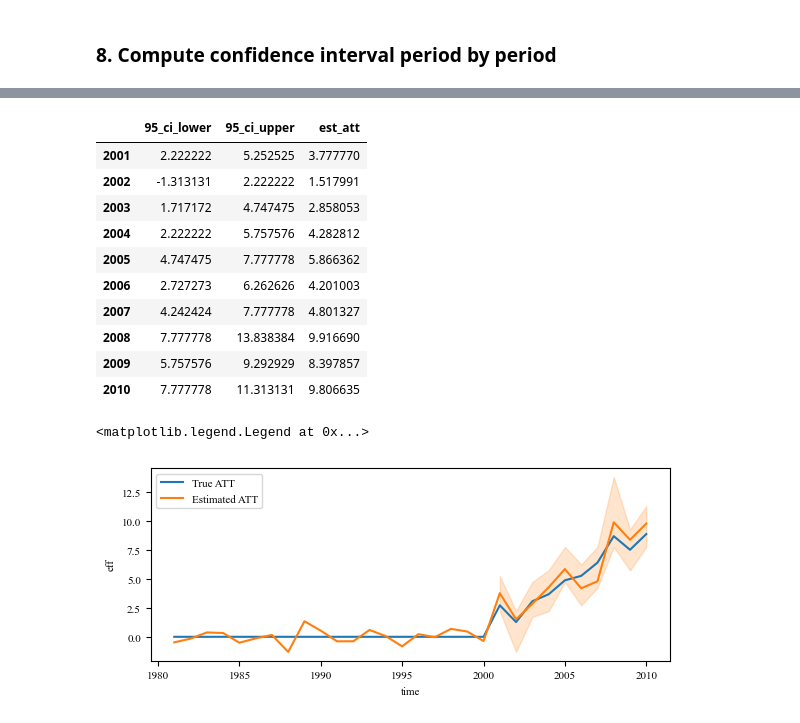
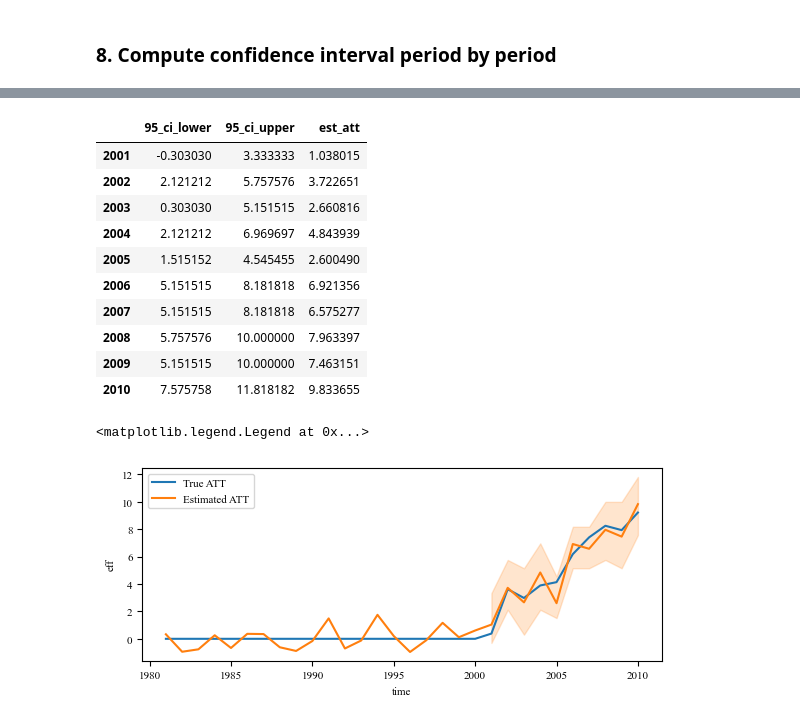
Before and after one commit to CongWang141/JMP, a Jupyter notebook: test4_conformal_inference.ipynb, the cells around one changed output, grey strips where cells are left out. Drawn from its saved outputs; the diff is of its cells as text; code cells hidden in the pictures.

Commit message:
add confermal inference

```diff
--- a/test4_conformal_inference.ipynb
+++ b/test4_conformal_inference.ipynb
@@ -372,5 +405,10 @@ Evaluating period 2010 is done!
 # %%
+# estimate the treatment effect use the function class
 from src.CSC_IPCA import CSC_IPCA
 model = CSC_IPCA()
-model.fit(df, 'id', 'time', 'y', 'treated', covariates, 2, verbose=False)
+model.fit(df, 'id', 'time', 'y', 'treated', covariates, K, verbose=False)
 Y_hat = model.predict()
+# %%
+# estimate the confidence interval use the function class
+nulls = np.linspace(-10, 50, 100)
+ci_test = model.inference(nulls, alpha=0.05, n_jobs=-1, verbose=True)
@@ -377,28 +426,30 @@ Y_hat = model.predict()
 # %%
-residual = df.query("tr_group==1").groupby('time').y.mean() - Y_hat.mean(axis=0)
-ci_df['est_att'] = residual[-T1:]
-ci_df
+# add estimated CI with ATT
+ATT = df.query("tr_group==1").groupby('time').y.mean() - Y_hat.mean(axis=0)
+ci_test['est_att'] = ATT[-T1:]
+
+# our function class achived the same results
+ci_test
 # %% [output]
 |  | 95_ci_lower | 95_ci_upper | est_att |
-| 2001 | 2.222222 | 5.252525 | 3.777770 |
-| 2002 | -1.313131 | 2.222222 | 1.517991 |
-| 2003 | 1.717172 | 4.747475 | 2.858053 |
-| 2004 | 2.222222 | 5.757576 | 4.282812 |
-| 2005 | 4.747475 | 7.777778 | 5.866362 |
-| 2006 | 2.727273 | 6.262626 | 4.201003 |
-| 2007 | 4.242424 | 7.777778 | 4.801327 |
-| 2008 | 7.777778 | 13.838384 | 9.916690 |
-| 2009 | 5.757576 | 9.292929 | 8.397857 |
-| 2010 | 7.777778 | 11.313131 | 9.806635 |
+| 2001 | -0.303030 | 3.333333 | 1.038015 |
+| 2002 | 2.121212 | 5.757576 | 3.722651 |
+| 2003 | 0.303030 | 5.151515 | 2.660816 |
+| 2004 | 2.121212 | 6.969697 | 4.843939 |
+| 2005 | 1.515152 | 4.545455 | 2.600490 |
+| 2006 | 5.151515 | 8.181818 | 6.921356 |
+| 2007 | 5.151515 | 8.181818 | 6.575277 |
+| 2008 | 5.757576 | 10.000000 | 7.963397 |
+| 2009 | 5.151515 | 10.000000 | 7.463151 |
+| 2010 | 7.575758 | 11.818182 | 9.833655 |
 # %%
 plt.figure(figsize=(6.7, 2.5))
 
 sns.lineplot(df.query("tr_group==1").groupby("time").eff.mean(), label='True ATT')
-sns.lineplot(residual, label='Estimated ATT')
+sns.lineplot(ATT, label='Estimated ATT')
 
-yerr = np.abs(ci_df[['95_ci_lower', '95_ci_upper']].subtract(ci_df['est_att'], axis=0)).T.values
-plt.fill_between(ci_df.index, ci_df["95_ci_lower"], ci_df["95_ci_upper"], alpha=0.2,  color="C1")
+plt.fill_between(ci_test.index, ci_test["95_ci_lower"], ci_test["95_ci_upper"], alpha=0.2,  color="C1")
 plt.legend(loc='upper left')
 # %% [output]
 <matplotlib.legend.Legend at 0x...>
-[figure, old version]
+[figure, new version]
```
Also changed, not shown: parts of 25 cells of this notebook, 14 other files.
